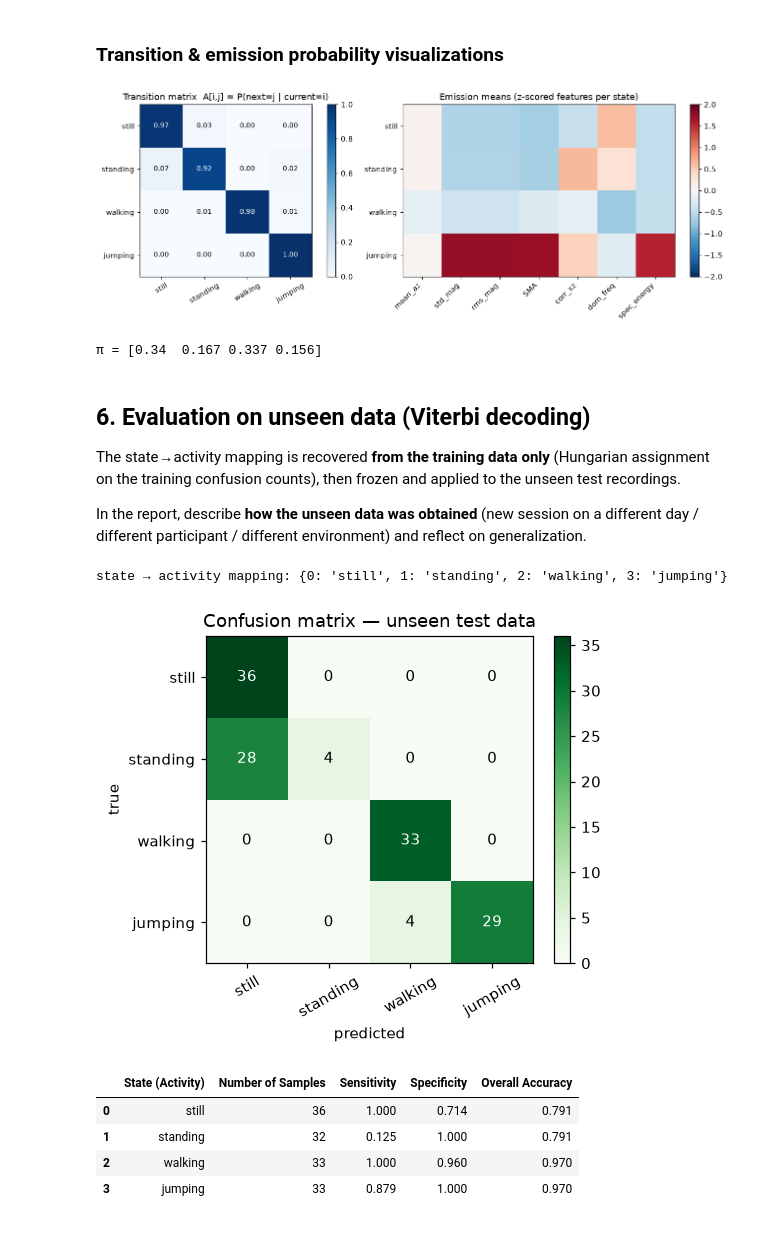
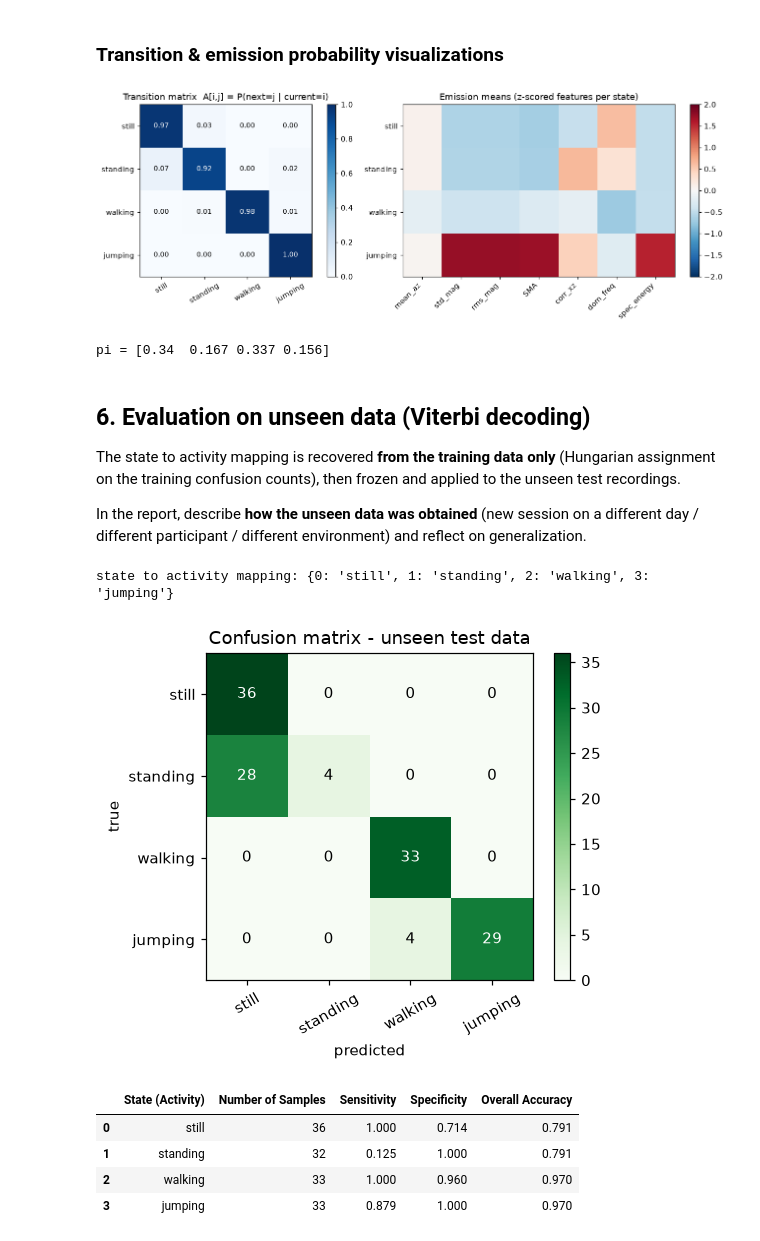
Before and after one commit to Nick-Lemy/hmm_activity_recognition, a Jupyter notebook: hmm_activity_recognition.ipynb, the cells around one changed output. Cells and saved outputs as stored; diff of their text form; code cells hidden in the pictures.

```diff
--- a/hmm_activity_recognition.ipynb
+++ b/hmm_activity_recognition.ipynb
@@ -114,13 +114,13 @@ def label_from_name(name):
     for a in ACTIVITIES:
         if base.startswith(a):
             return a
-    raise ValueError(f'Cannot parse activity from "{name}" — name files <activity>_<member>_<nn>')
+    raise ValueError(f'Cannot parse activity from "{name}" - name files <activity>_<member>_<nn>')
 
 def load_dataset(root):
     records = []   # (label, member/file, native_fs, resampled signal)
     entries = sorted(glob.glob(os.path.join(root, '*')))
     if not entries:
-        raise FileNotFoundError(f'No recordings found in "{root}" — add your CSVs first.')
+        raise FileNotFoundError(f'No recordings found in "{root}" - add your CSVs first.')
     for e in entries:
         try:
             if os.path.isdir(e):
@@ -182,12 +182,12 @@ fig, axes = plt.subplots(len(ACTIVITIES), 1, figsize=(10, 2.2 * len(ACTIVITIES))
 for ax, act in zip(np.atleast_1d(axes), ACTIVITIES):
     rec = next((r for r in train_recs if r['label'] == act), None)
     if rec is None:
-        ax.set_title(f'{act} — NO DATA'); continue
+        ax.set_title(f'{act} - NO DATA'); continue
     t = np.arange(len(rec['sig'])) / TARGET_FS
     for i, lab in enumerate(['acc x', 'acc y', 'acc z']):
         ax.plot(t, rec['sig'][:, i], lw=0.8, label=lab)
     ax.set_title(f'{act}  ({rec["name"]})', fontsize=10)
-    ax.set_ylabel('m/s²'); ax.legend(fontsize=7, ncol=3)
+    ax.set_ylabel('m/s^2'); ax.legend(fontsize=7, ncol=3)
 axes[-1].set_xlabel('time (s)')
 plt.tight_layout(); plt.show()
 # %% [output]
@@ -492,14 +492,14 @@ axes[1].set_title('Emission means (z-scored features per state)')
 fig.colorbar(im1, ax=axes[1], fraction=0.046)
 plt.tight_layout(); plt.show()
 
-print('π =', np.round(np.exp(hmm.log_pi), 3))
+print('pi =', np.round(np.exp(hmm.log_pi), 3))
 # %% [output]
 [figure]
-π = [0.34  0.167 0.337 0.156]
+pi = [0.34  0.167 0.337 0.156]
 # %% [markdown]
 ## 6. Evaluation on unseen data (Viterbi decoding)
 
-The state→activity mapping is recovered **from the training data only** (Hungarian assignment on
+The state to activity mapping is recovered **from the training data only** (Hungarian assignment on
 the training confusion counts), then frozen and applied to the unseen test recordings.
 
 In the report, describe **how the unseen data was obtained** (new session on a different day /
@@ -512,37 +512,37 @@ lab2idx = {a: i for i, a in enumerate(ACTIVITIES)}
 
 # --- recover state->activity mapping on TRAINING data ---
 train_paths = decode_all(train_seqs)
 Cmap = np.zeros((N_STATES, N_STATES))
 for path, lab in zip(train_paths, train_labels):
     for s in path:
         Cmap[lab2idx[lab], s] += 1
 rows, cols = linear_sum_assignment(-Cmap)
 state2act = {int(s): int(a) for a, s in zip(rows, cols)}
-print('state → activity mapping:',
+print('state to activity mapping:',
       {s: ACTIVITIES[a] for s, a in state2act.items()})
 
 # --- decode unseen test data ---
 test_paths = decode_all(test_seqs)
 y_true = np.concatenate([[lab2idx[l]] * len(p) for l, p in zip(test_labels, test_paths)])
 y_pred = np.concatenate([[state2act[s] for s in p] for p in test_paths])
 
 # --- confusion matrix ---
 CM = np.zeros((N_STATES, N_STATES), dtype=int)
 for t, p in zip(y_true, y_pred):
     CM[t, p] += 1
 
 plt.figure(figsize=(5, 4.2))
 plt.imshow(CM, cmap='Greens')
 plt.xticks(range(N_STATES), ACTIVITIES, rotation=30); plt.yticks(range(N_STATES), ACTIVITIES)
-plt.xlabel('predicted'); plt.ylabel('true'); plt.title('Confusion matrix — unseen test data')
+plt.xlabel('predicted'); plt.ylabel('true'); plt.title('Confusion matrix - unseen test data')
 for i in range(N_STATES):
     for j in range(N_STATES):
         plt.text(j, i, CM[i, j], ha='center', va='center',
                  color='white' if CM[i, j] > CM.max()/2 else 'black')
 plt.colorbar(fraction=0.046); plt.tight_layout(); plt.show()
 # %% [output]
-state → activity mapping: {0: 'still', 1: 'standing', 2: 'walking', 3: 'jumping'}
+state to activity mapping: {0: 'still', 1: 'standing', 2: 'walking', 3: 'jumping'}
-[figure, old version]
+[figure, new version]
 # %%
 # --- per-activity sensitivity / specificity / accuracy (report table) ---
 rows = []
```
Also changed, not shown: parts of 12 cells of this notebook, 1 other file.
